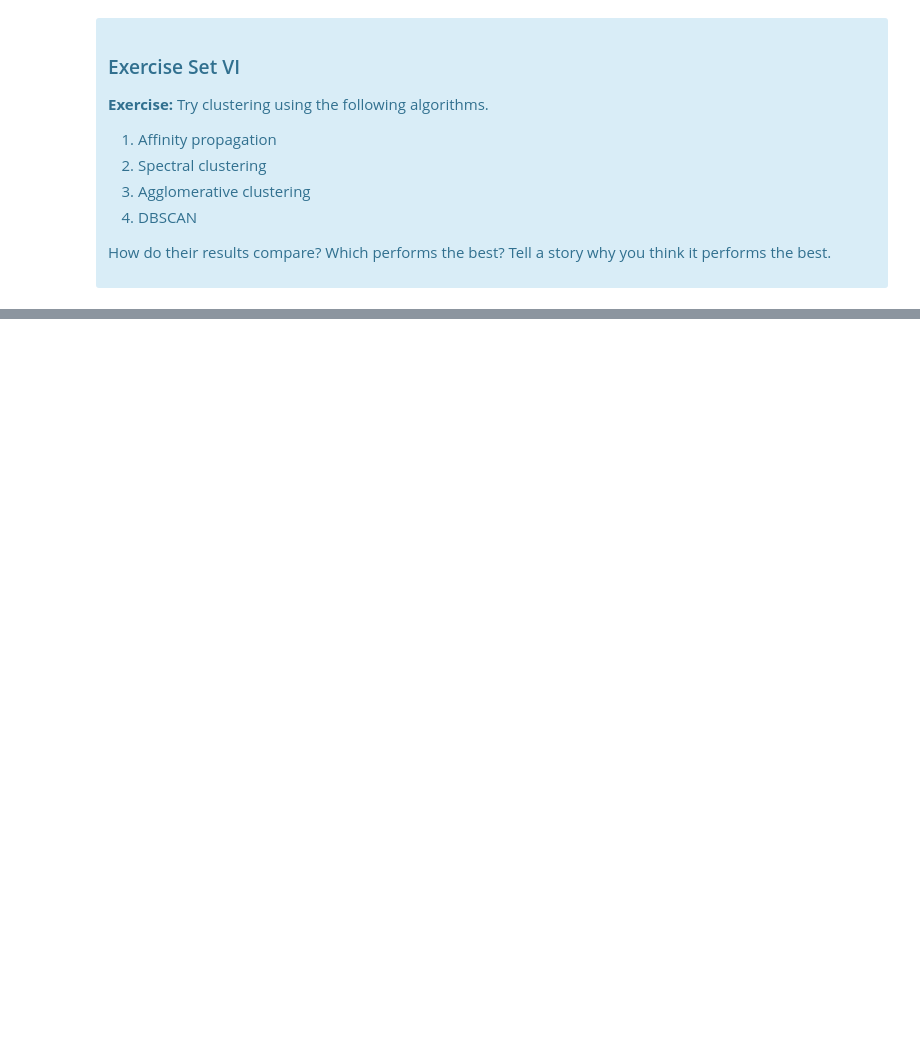
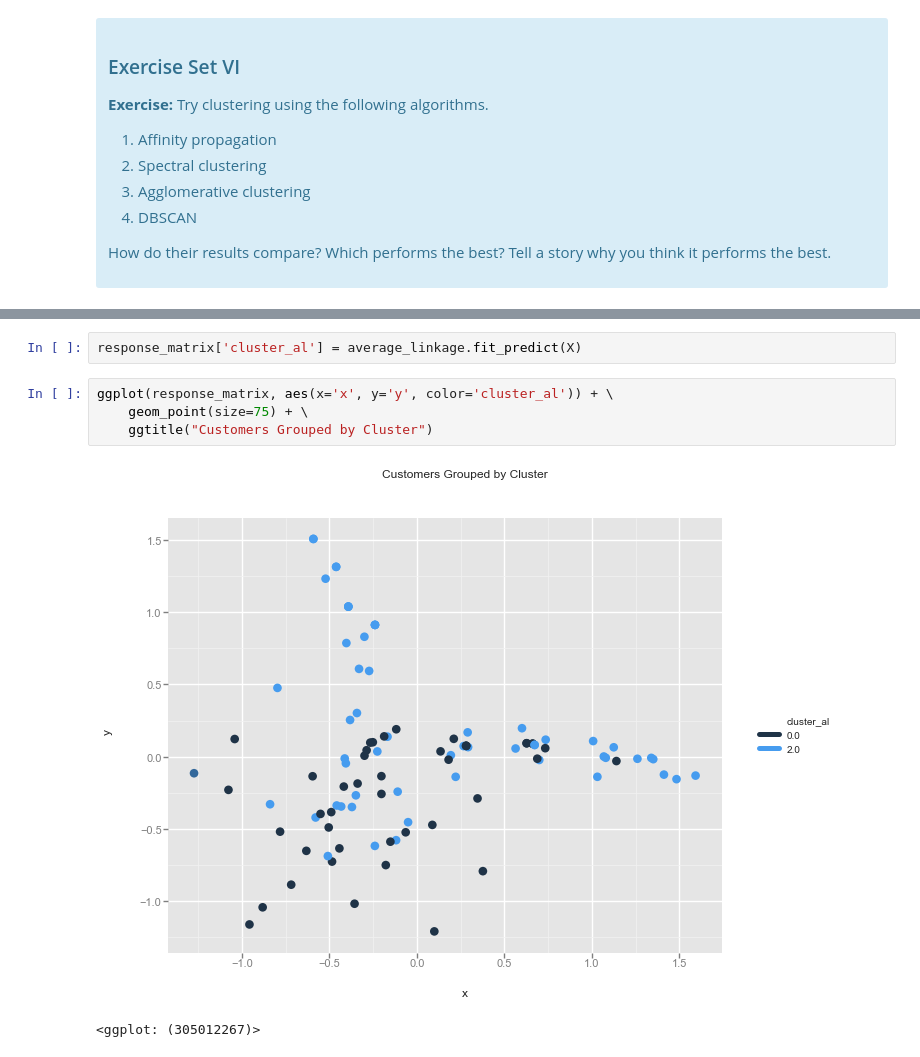
Before and after one commit to tanaysd/Data-Science-Springboard, a Jupyter notebook: 11_5_3_Customer_Segmentation_Clustering.ipynb, the cells around one changed output, grey strips where cells are left out. Drawn from its saved outputs; the diff is of its cells as text; blank space fills up the shorter version.

```diff
--- a/11_5_3_Customer_Segmentation_Clustering.ipynb
+++ b/11_5_3_Customer_Segmentation_Clustering.ipynb
@@ -585,0 +567,9 @@ Source: http://scikit-learn.org/stable/modules/clustering.html
+# %%
+response_matrix['cluster_al'] = average_linkage.fit_predict(X)
+# %%
+ggplot(response_matrix, aes(x='x', y='y', color='cluster_al')) + \
+    geom_point(size=75) + \
+    ggtitle("Customers Grouped by Cluster")
+# %% [output]
+[figure, added]
+<ggplot: (305012267)>
```
Also changed, not shown: parts of 24 cells of this notebook.
